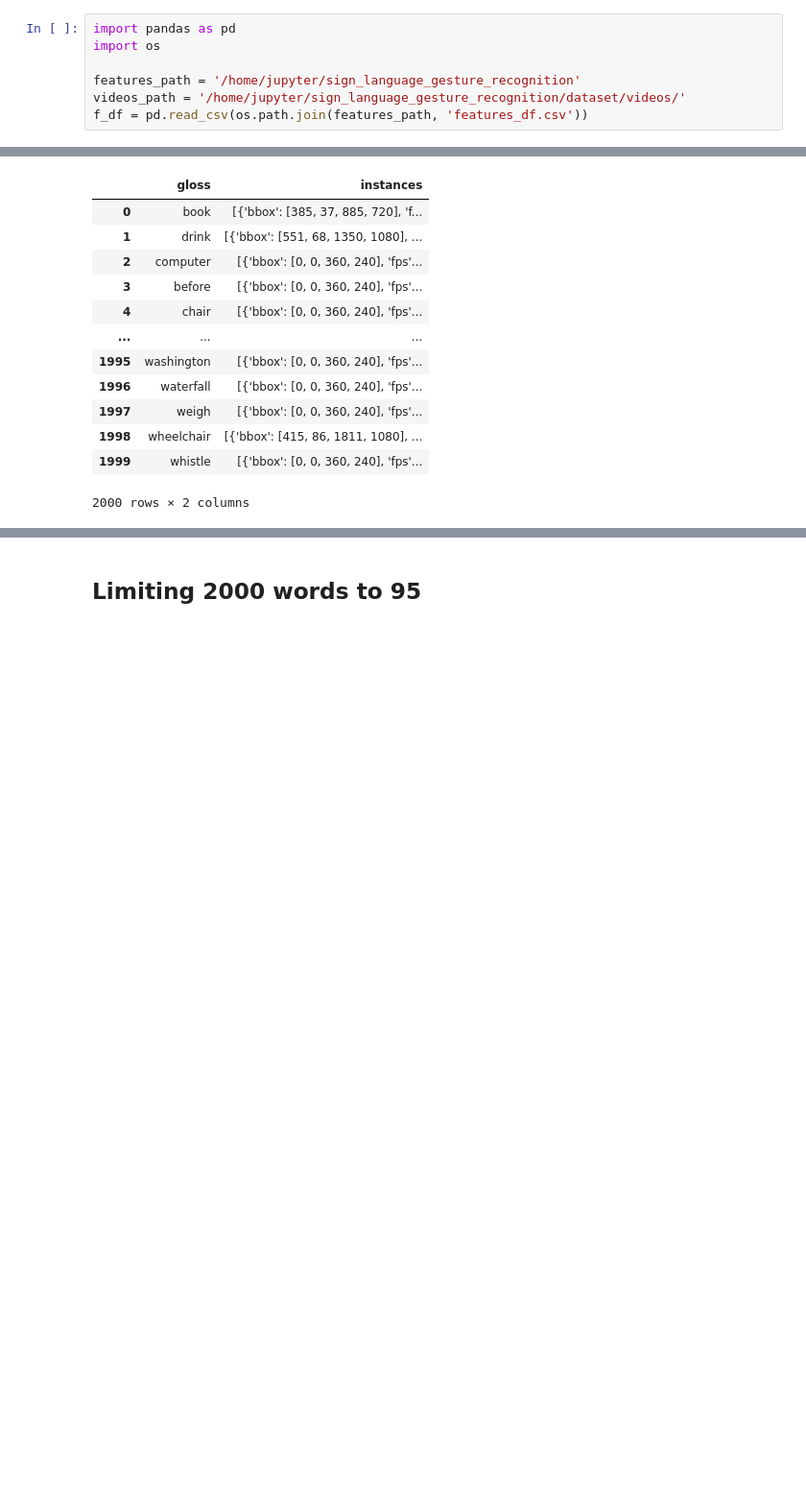
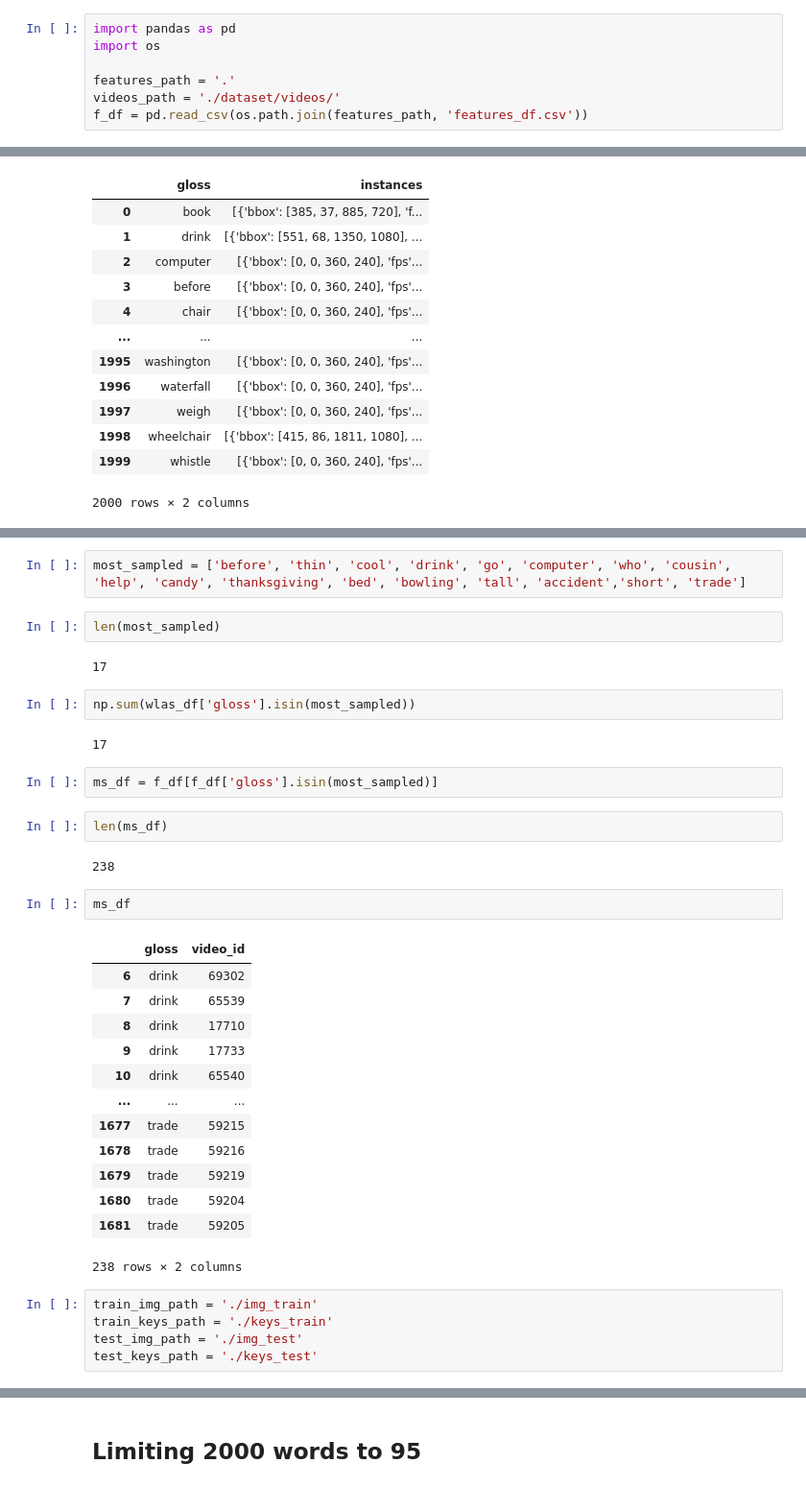
Before and after one commit to WojciechMojsiejuk/sign_language_gesture_recognition, a Jupyter notebook: asl_gesture_recognition.ipynb, the cells around one changed output, grey strips where cells are left out. Shown at 96% size. Saved outputs shown, nothing was run; the diff lists cells and outputs as text; blank space fills up the shorter version.

```diff
--- a/asl_gesture_recognition.ipynb
+++ b/asl_gesture_recognition.ipynb
@@ -484,8 +611,8 @@ plt.imshow(holistics[30,:,:,::-1])
 import pandas as pd
 import os
 
-features_path = '/home/jupyter/sign_language_gesture_recognition'
-videos_path = '/home/jupyter/sign_language_gesture_recognition/dataset/videos/'
+features_path = '.'
+videos_path = './dataset/videos/'
 f_df = pd.read_csv(os.path.join(features_path, 'features_df.csv'))
 # %%
 for video_id in f_df[f_df['gloss']=='book'].video_id.to_list():
@@ -786,0 +934,37 @@ wlas_df
+# %%
+most_sampled = ['before', 'thin', 'cool', 'drink', 'go', 'computer', 'who', 'cousin', 'help', 'candy', 'thanksgiving', 'bed', 'bowling', 'tall', 'accident','short', 'trade']
+# %%
+len(most_sampled)
+# %% [output]
+17
+# %%
+np.sum(wlas_df['gloss'].isin(most_sampled))
+# %% [output]
+17
+# %%
+ms_df = f_df[f_df['gloss'].isin(most_sampled)]
+# %%
+len(ms_df)
+# %% [output]
+238
+# %%
+ms_df
+# %% [output]
+|  | gloss | video_id |
+| 6 | drink | 69302 |
+| 7 | drink | 65539 |
+| 8 | drink | 17710 |
+| 9 | drink | 17733 |
+| 10 | drink | 65540 |
+| ... | ... | ... |
+| 1677 | trade | 59215 |
+| 1678 | trade | 59216 |
+| 1679 | trade | 59219 |
+| 1680 | trade | 59204 |
+| 1681 | trade | 59205 |
+238 rows × 2 columns
+# %%
+train_img_path = './img_train'
+train_keys_path = './keys_train'
+test_img_path = './img_test'
+test_keys_path = './keys_test'
```
Also changed, not shown: parts of 56 cells of this notebook.
